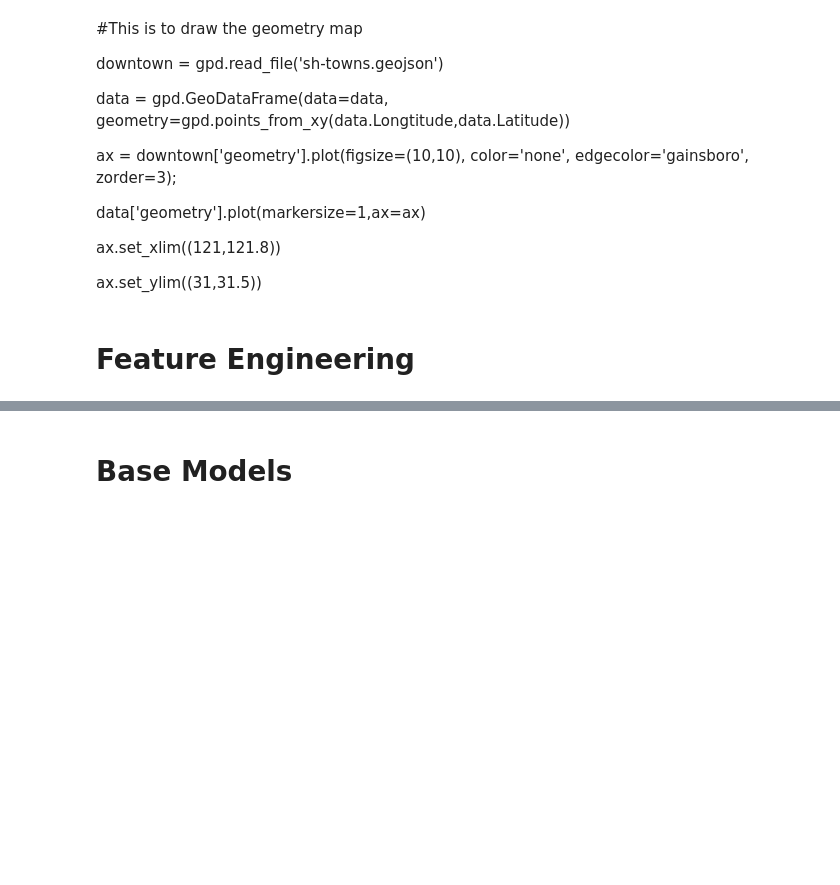
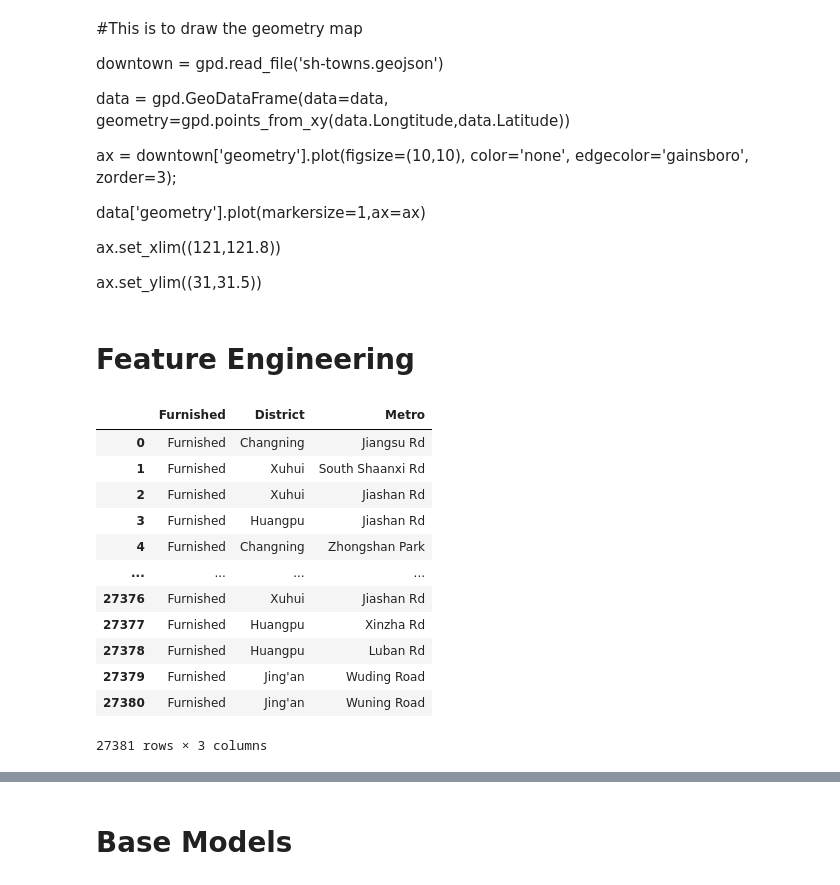
Before and after one commit to JessicaChuh/shanghai_housing, a Jupyter notebook: models_exploring.ipynb, the cells around one changed output, grey strips where cells are left out. Drawn from its saved outputs; the diff is of its cells as text; code cells hidden in the pictures; blank space fills up the shorter version.

```diff
--- a/models_exploring.ipynb
+++ b/models_exploring.ipynb
@@ -108,4 +105,20 @@ ax.set_ylim((31,31.5))
 # Feature Engineering
 # %%
 y = data['Price']
-X = data.drop(columns=['Price','Available From','First_post','Agency Commission'])
+X = data.drop(columns=['Price','Available From','First_post'])
+# %%
+X.select_dtypes(include='object')
+# %% [output]
+|  | Furnished | District | Metro |
+| 0 | Furnished | Changning | Jiangsu Rd |
+| 1 | Furnished | Xuhui | South Shaanxi Rd |
+| 2 | Furnished | Xuhui | Jiashan Rd |
+| 3 | Furnished | Huangpu | Jiashan Rd |
+| 4 | Furnished | Changning | Zhongshan Park |
+| ... | ... | ... | ... |
+| 27376 | Furnished | Xuhui | Jiashan Rd |
+| 27377 | Furnished | Huangpu | Xinzha Rd |
+| 27378 | Furnished | Huangpu | Luban Rd |
+| 27379 | Furnished | Jing'an | Wuding Road |
+| 27380 | Furnished | Jing'an | Wuning Road |
+27381 rows × 3 columns
```
Also changed, not shown: parts of 18 cells of this notebook, 3 other files.
